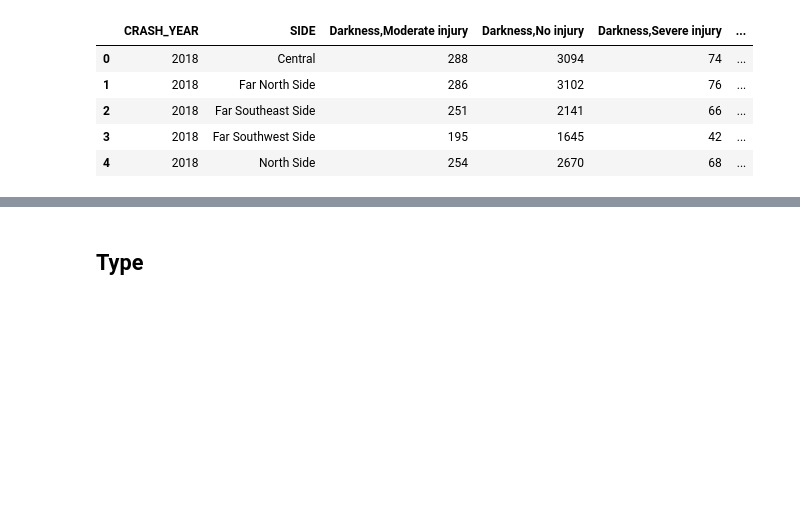
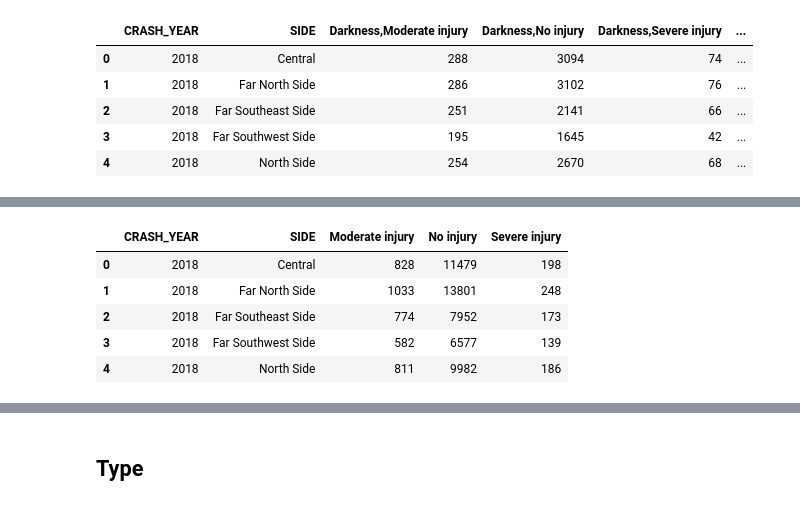
Before and after one commit to eddyyet/Crashes, a Jupyter notebook: src/data/data_slicing.ipynb, the cells around one changed output, grey strips where cells are left out. Saved outputs shown, nothing was run; the diff lists cells and outputs as text; code cells hidden in the pictures; blank space fills up the shorter version.

Commit message:
Data (environment - injury)

```diff
--- a/src/data/data_slicing.ipynb
+++ b/src/data/data_slicing.ipynb
@@ -345,6 +345,30 @@ roadway_inju.head()
 | 2 | 2018 | Far Southeast Side | 577 | 5841 | 137 | 30 | ... |
 | 3 | 2018 | Far Southwest Side | 427 | 4929 | 113 | 21 | ... |
 | 4 | 2018 | North Side | 600 | 7157 | 136 | 49 | ... |
+# %%
+total = df[['CRASH_YEAR','SIDE','CRASH_RECORD_ID','MOST_SEVERE_INJURY']]
+
+injury_dict = {
+  'FATAL': 'Severe injury',
+  'INCAPACITATING INJURY': 'Severe injury',
+  'NO INDICATION OF INJURY': 'No injury',
+  'NONINCAPACITATING INJURY': 'Moderate injury',
+  'REPORTED, NOT EVIDENT': 'No injury'
+}
+
+total['INJURY_GRP'] = total['MOST_SEVERE_INJURY'].map(injury_dict)
+
+total_inju = total.pivot_table(values='CRASH_RECORD_ID', index=['CRASH_YEAR','SIDE'], columns=['INJURY_GRP'], aggfunc='count', fill_value=0)
+total_inju.reset_index(inplace=True)
+total_inju.columns = ['CRASH_YEAR','SIDE', 'Moderate injury', 'No injury', 'Severe injury']
+total_inju.head()
+# %% [output]
+|  | CRASH_YEAR | SIDE | Moderate injury | No injury | Severe injury |
+| 0 | 2018 | Central | 828 | 11479 | 198 |
+| 1 | 2018 | Far North Side | 1033 | 13801 | 248 |
+| 2 | 2018 | Far Southeast Side | 774 | 7952 | 173 |
+| 3 | 2018 | Far Southwest Side | 582 | 6577 | 139 |
+| 4 | 2018 | North Side | 811 | 9982 | 186 |
 # %%
 # merge lighting_inju, weather_inju and roadway_inju
 env = pd.merge(lighting_inju, weather_inju, on=['CRASH_YEAR', 'SIDE'])
```
Also changed, not shown: parts of 3 cells of this notebook.
